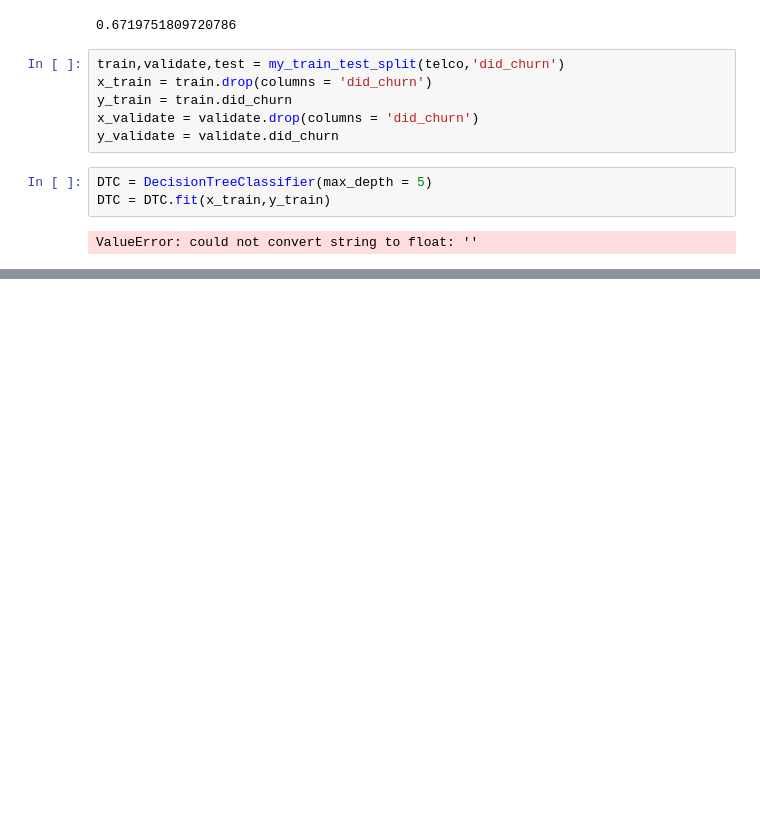
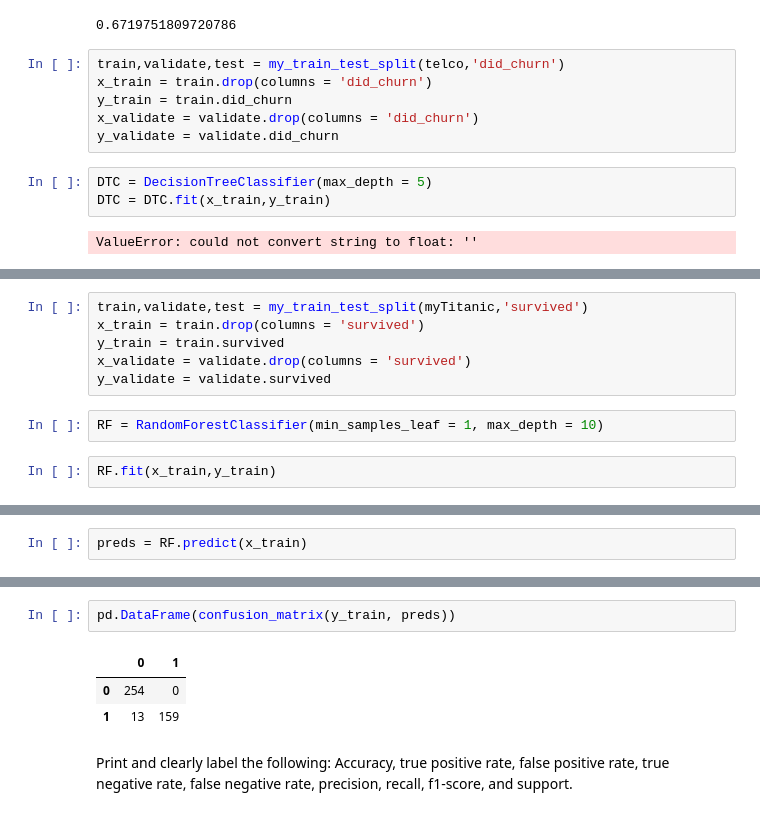
Before and after one commit to Zachary-Stufflebeme/Classification-exercises-MIRZ, a Jupyter notebook: model.ipynb, the cells around one changed output, grey strips where cells are left out. Saved outputs shown, nothing was run; the diff lists cells and outputs as text; blank space fills up the shorter version.

```diff
--- a/model.ipynb
+++ b/model.ipynb
@@ -239,0 +232,10 @@ telco
+# %%
+train,validate,test = my_train_test_split(myTitanic,'survived')
+x_train = train.drop(columns = 'survived')
+y_train = train.survived
+x_validate = validate.drop(columns = 'survived')
+y_validate = validate.survived
+# %%
+RF = RandomForestClassifier(min_samples_leaf = 1, max_depth = 10)
+# %%
+RF.fit(x_train,y_train)
@@ -239,0 +244,2 @@ telco
+# %%
+preds = RF.predict(x_train)
@@ -239,0 +263,8 @@ telco
+# %%
+pd.DataFrame(confusion_matrix(y_train, preds))
+# %% [output]
+|  | 0 | 1 |
+| 0 | 254 | 0 |
+| 1 | 13 | 159 |
+# %% [markdown]
+Print and clearly label the following: Accuracy, true positive rate, false positive rate, true negative rate, false negative rate, precision, recall, f1-score, and support.
```
Also changed, not shown: parts of 40 cells of this notebook.
